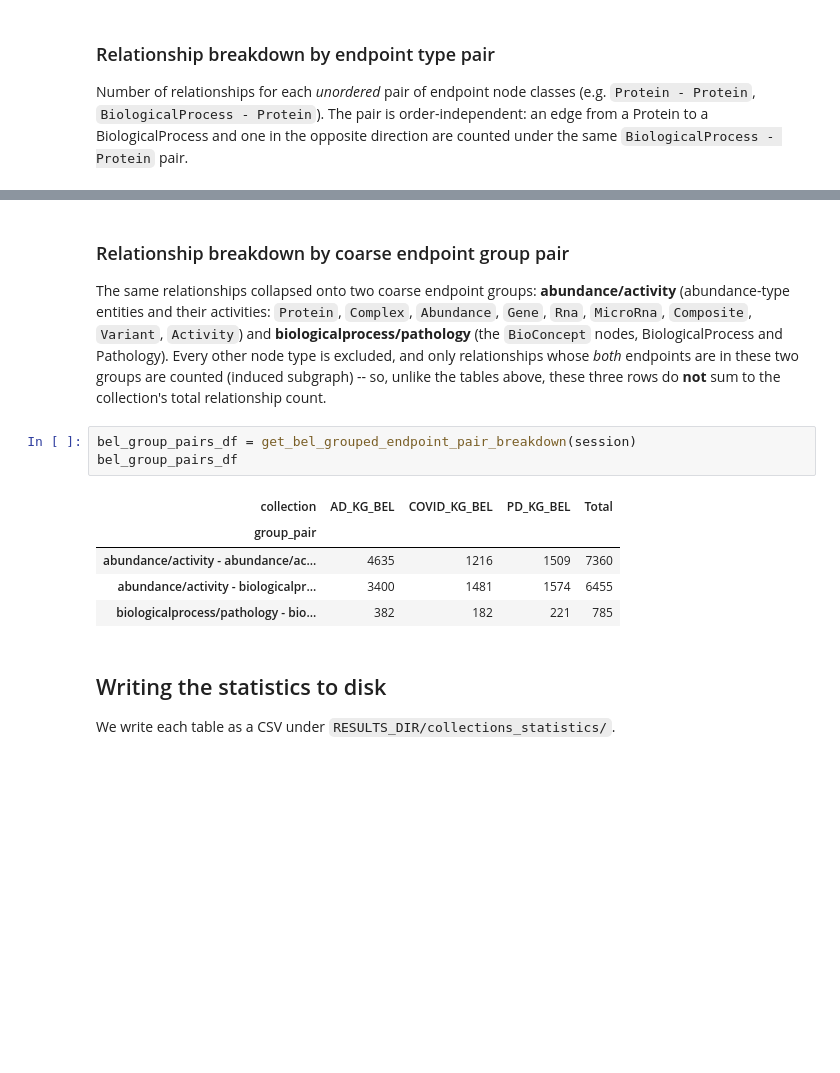
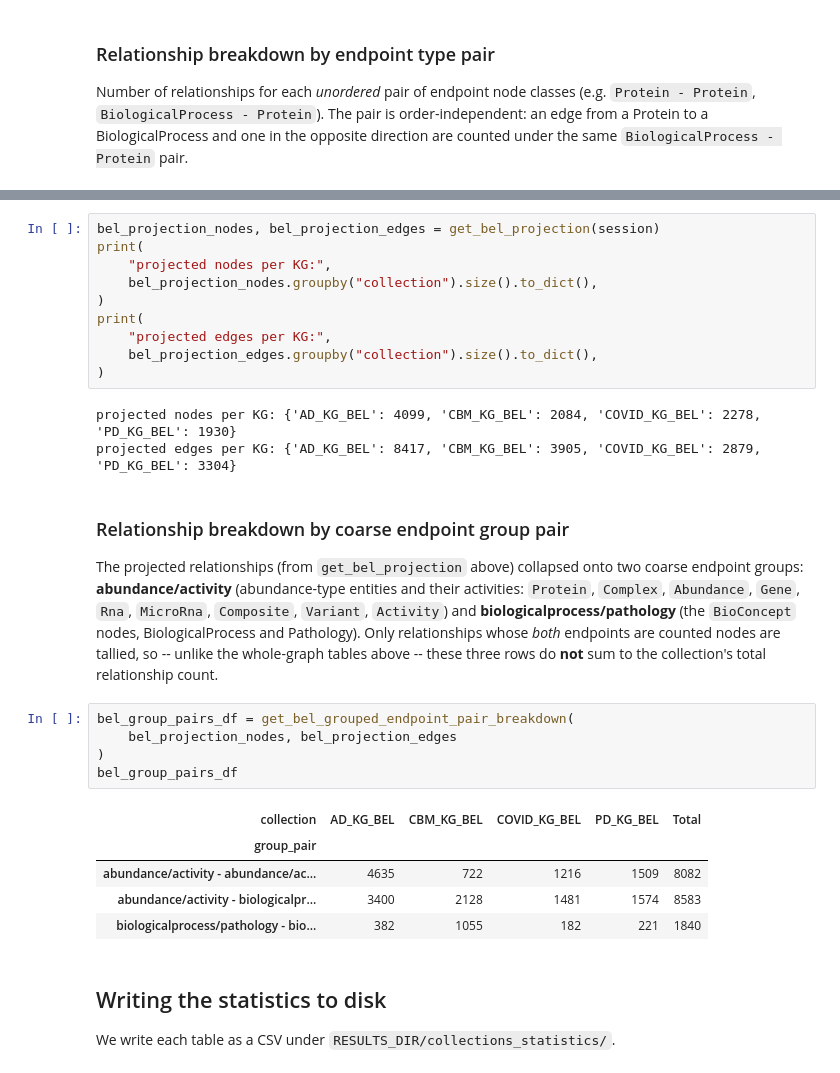
Before and after one commit to adrienrougny/commute_dm, a Jupyter notebook: scripts/main_analysis/2_05_get_collections_statistics.ipynb, the cells around one changed output, grey strips where cells are left out. Drawn from its saved outputs; the diff is of its cells as text; blank space fills up the shorter version.

```diff
--- a/scripts/main_analysis/2_05_get_collections_statistics.ipynb
+++ b/scripts/main_analysis/2_05_get_collections_statistics.ipynb
@@ -512,23 +614,38 @@ bel_type_pairs_df.head(20)  # full table written to CSV below
+# %%
+bel_projection_nodes, bel_projection_edges = get_bel_projection(session)
+print(
+    "projected nodes per KG:",
+    bel_projection_nodes.groupby("collection").size().to_dict(),
+)
+print(
+    "projected edges per KG:",
+    bel_projection_edges.groupby("collection").size().to_dict(),
+)
+# %% [output]
+projected nodes per KG: {'AD_KG_BEL': 4099, 'CBM_KG_BEL': 2084, 'COVID_KG_BEL': 2278, 'PD_KG_BEL': 1930}
+projected edges per KG: {'AD_KG_BEL': 8417, 'CBM_KG_BEL': 3905, 'COVID_KG_BEL': 2879, 'PD_KG_BEL': 3304}
 # %% [markdown]
 ### Relationship breakdown by coarse endpoint group pair
 
-The same relationships collapsed onto two coarse endpoint groups:
-**abundance/activity** (abundance-type entities and their activities: `Protein`,
-`Complex`, `Abundance`, `Gene`, `Rna`, `MicroRna`, `Composite`, `Variant`,
-`Activity`) and **biologicalprocess/pathology** (the `BioConcept` nodes,
-BiologicalProcess and Pathology). Every other node type is excluded, and only
-relationships whose *both* endpoints are in these two groups are counted
-(induced subgraph) -- so, unlike the tables above, these three rows do **not**
-sum to the collection's total relationship count.
+The projected relationships (from `get_bel_projection` above) collapsed onto two
+coarse endpoint groups: **abundance/activity** (abundance-type entities and
+their activities: `Protein`, `Complex`, `Abundance`, `Gene`, `Rna`, `MicroRna`,
+`Composite`, `Variant`, `Activity`) and **biologicalprocess/pathology** (the
+`BioConcept` nodes, BiologicalProcess and Pathology). Only relationships whose
+*both* endpoints are counted nodes are tallied, so -- unlike the whole-graph
+tables above -- these three rows do **not** sum to the collection's total
+relationship count.
 # %%
-bel_group_pairs_df = get_bel_grouped_endpoint_pair_breakdown(session)
+bel_group_pairs_df = get_bel_grouped_endpoint_pair_breakdown(
+    bel_projection_nodes, bel_projection_edges
+)
 bel_group_pairs_df
 # %% [output]
-| collection | AD_KG_BEL | COVID_KG_BEL | PD_KG_BEL | Total |
-| group_pair |  |  |  |  |
-| abundance/activity - abundance/ac... | 4635 | 1216 | 1509 | 7360 |
-| abundance/activity - biologicalpr... | 3400 | 1481 | 1574 | 6455 |
-| biologicalprocess/pathology - bio... | 382 | 182 | 221 | 785 |
+| collection | AD_KG_BEL | CBM_KG_BEL | COVID_KG_BEL | PD_KG_BEL | Total |
+| group_pair |  |  |  |  |  |
+| abundance/activity - abundance/ac... | 4635 | 722 | 1216 | 1509 | 8082 |
+| abundance/activity - biologicalpr... | 3400 | 2128 | 1481 | 1574 | 8583 |
+| biologicalprocess/pathology - bio... | 382 | 1055 | 182 | 221 | 1840 |
 # %% [markdown]
 ## Writing the statistics to disk
 
```
Also changed, not shown: parts of 22 cells of this notebook, 15 other files.
